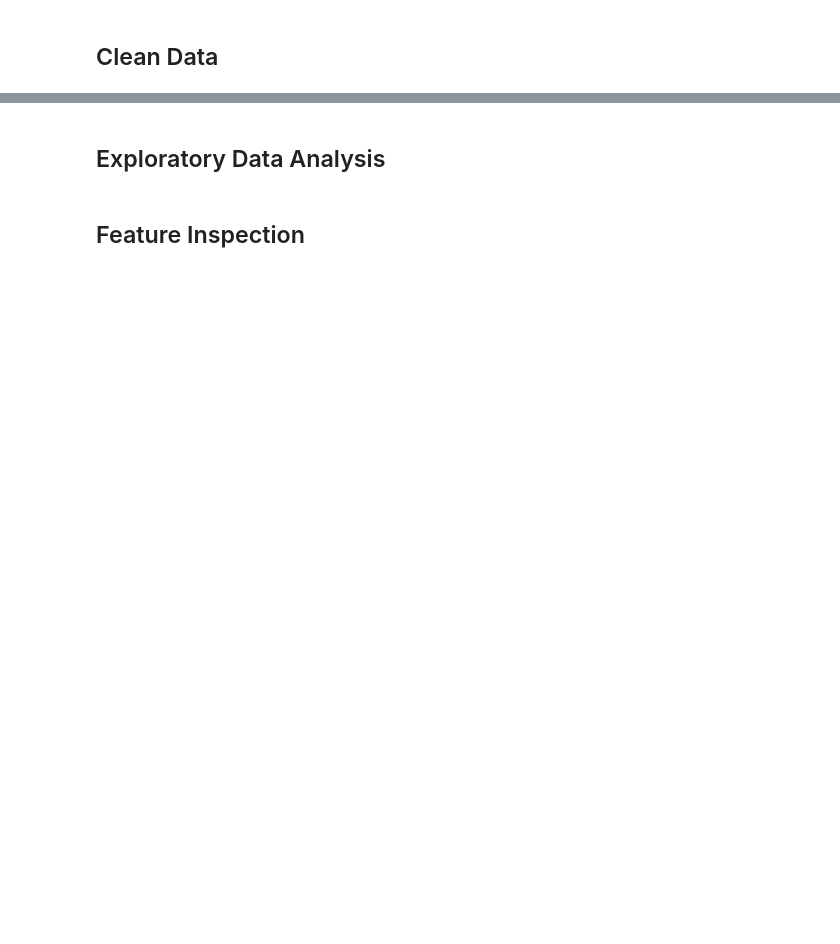
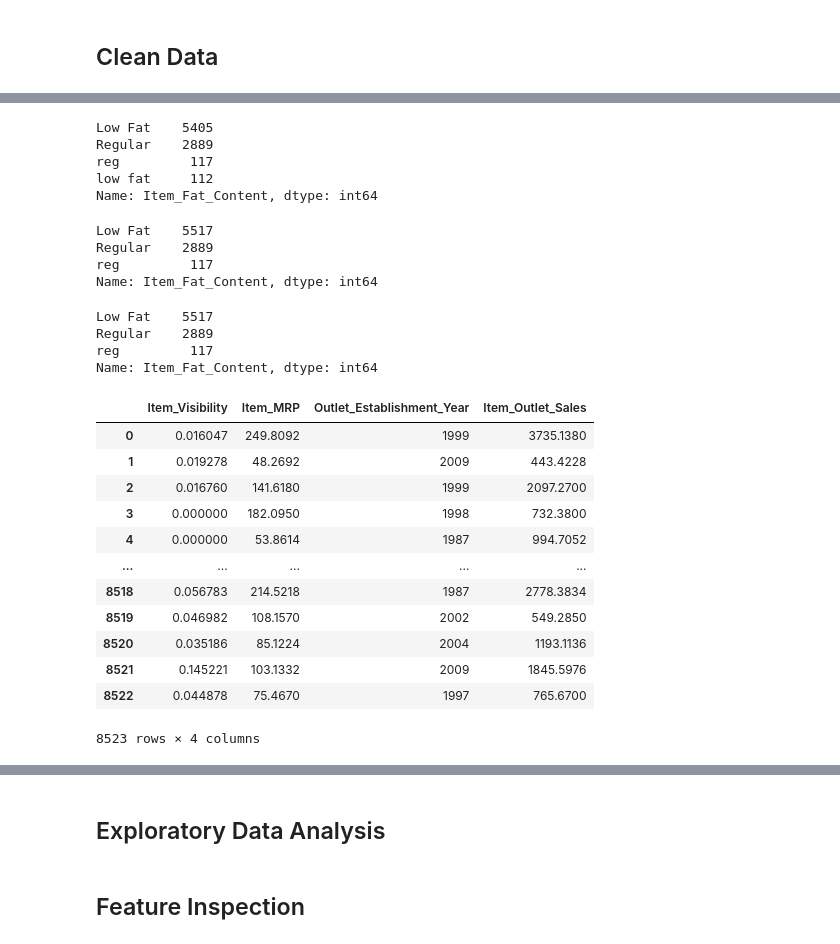
Before and after one commit to ainejerry/sales-prediction, a Jupyter notebook: sales_prediction.ipynb, the cells around one changed output, grey strips where cells are left out. Drawn from its saved outputs; the diff is of its cells as text; code cells hidden in the pictures; blank space fills up the shorter version.

```diff
--- a/sales_prediction.ipynb
+++ b/sales_prediction.ipynb
@@ -12,0 +142,45 @@
+# %%
+#replacing LF with Low Fat
+df['Item_Fat_Content'] = df['Item_Fat_Content'].str.replace('LF', 'Low Fat')
+df['Item_Fat_Content'].value_counts()
+# %% [output]
+Low Fat    5405
+Regular    2889
+reg         117
+low fat     112
+Name: Item_Fat_Content, dtype: int64
+# %%
+#replacing low fat with Low Fat
+df['Item_Fat_Content'] = df['Item_Fat_Content'].str.replace('low fat', 'Low Fat')
+df['Item_Fat_Content'].value_counts()
+# %% [output]
+Low Fat    5517
+Regular    2889
+reg         117
+Name: Item_Fat_Content, dtype: int64
+# %%
+#to confirm the changes have been made
+df['Item_Fat_Content'].value_counts()
+# %% [output]
+Low Fat    5517
+Regular    2889
+reg         117
+Name: Item_Fat_Content, dtype: int64
+# %%
+#make a list of numerical columns
+num_cols = df.select_dtypes(include=[float, int])
+num_cols
+# %% [output]
+|  | Item_Visibility | Item_MRP | Outlet_Establishment_Year | Item_Outlet_Sales |
+| 0 | 0.016047 | 249.8092 | 1999 | 3735.1380 |
+| 1 | 0.019278 | 48.2692 | 2009 | 443.4228 |
+| 2 | 0.016760 | 141.6180 | 1999 | 2097.2700 |
+| 3 | 0.000000 | 182.0950 | 1998 | 732.3800 |
+| 4 | 0.000000 | 53.8614 | 1987 | 994.7052 |
+| ... | ... | ... | ... | ... |
+| 8518 | 0.056783 | 214.5218 | 1987 | 2778.3834 |
+| 8519 | 0.046982 | 108.1570 | 2002 | 549.2850 |
+| 8520 | 0.035186 | 85.1224 | 2004 | 1193.1136 |
+| 8521 | 0.145221 | 103.1332 | 2009 | 1845.5976 |
+| 8522 | 0.044878 | 75.4670 | 1997 | 765.6700 |
+8523 rows × 4 columns
```
Also changed, not shown: parts of 12 cells of this notebook.
